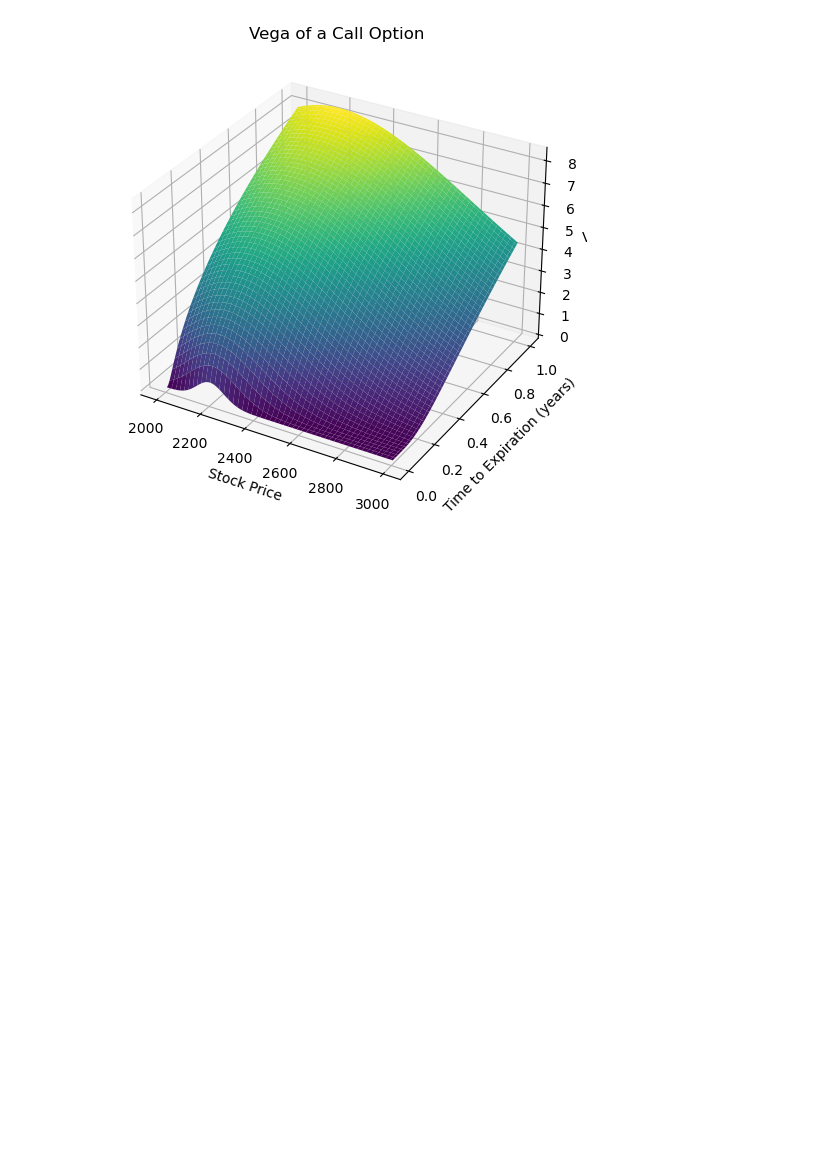
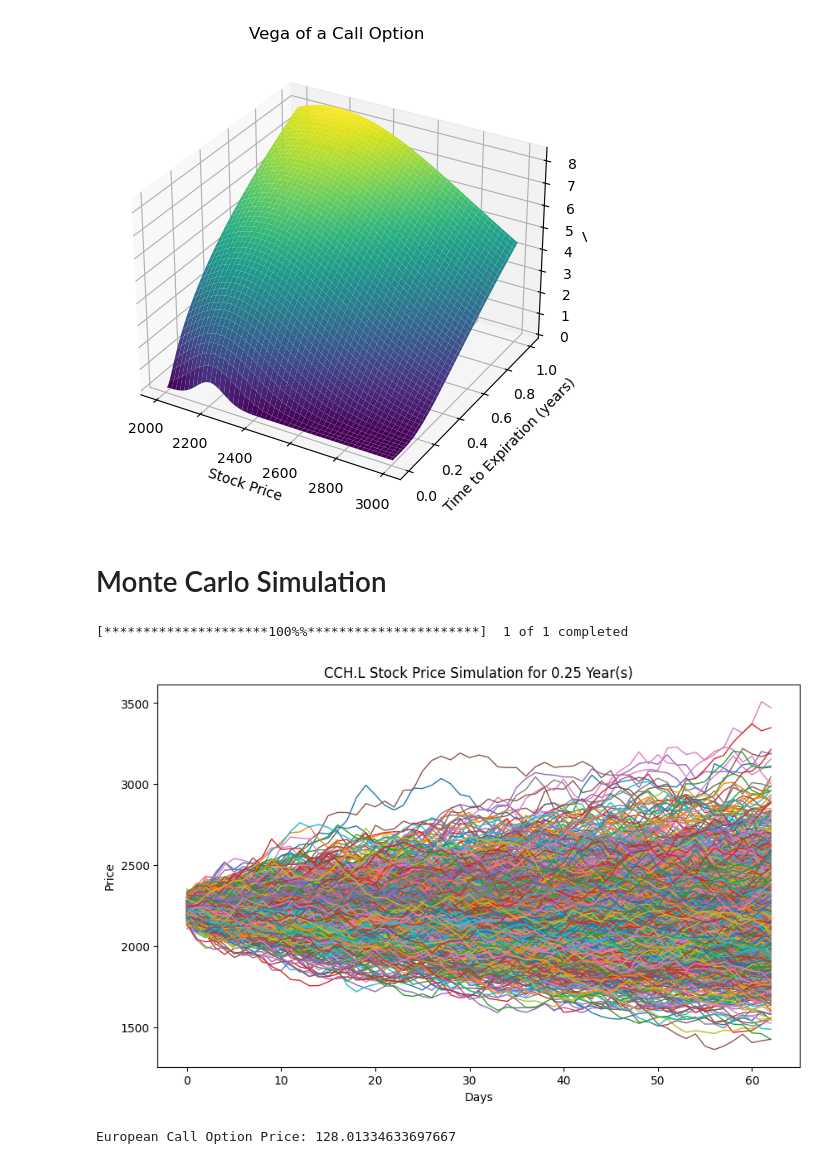
Before and after one commit to NuKa-CoLaa/CMF_Python, a Jupyter notebook: CMF_Assignment.ipynb, the cells around one changed output. Saved outputs shown, nothing was run; the diff lists cells and outputs as text; code cells hidden in the pictures; blank space fills up the shorter version.

```diff
--- a/CMF_Assignment.ipynb
+++ b/CMF_Assignment.ipynb
@@ -524,3 +512,61 @@ plt.show()
 # %% [output]
 [figure]
 [figure]
+# %% [markdown]
+# Monte Carlo Simulation
+# %%
+import numpy as np
+import yfinance as yf
+import matplotlib.pyplot as plt
+
+# Download historical data for Coca Cola HBC AG
+ticker = 'CCH.L'
+data = yf.download(ticker, period='2y')
+
+# Calculate the daily returns
+daily_returns = data['Close'].pct_change().dropna()
+
+# Get the mean and standard deviation of daily returns
+mean_daily_return = daily_returns.mean()
+std_dev_daily_return = daily_returns.std()
+
+# Set up the Monte Carlo parameters
+num_simulations = 1000
+time_to_expiration = 0.25  # Time to expiration in years
+num_days = int(time_to_expiration * 252)  # Convert time to expiration to trading days
+
+# Option parameters
+strike_price = 2200  # Example strike price
+risk_free_rate = 0.0417  # Example risk-free rate
+
+# Create an empty matrix to hold the simulation results
+simulation_results = np.zeros((num_simulations, num_days))
+
+# Run the simulations
+np.random.seed(0)  # For reproducibility
+for sim in range(num_simulations):
+    future_price = data['Close'][-1]
+    for day in range(num_days):
+        simulated_return = np.random.normal(mean_daily_return, std_dev_daily_return)
+        future_price *= (1 + simulated_return)
+        simulation_results[sim, day] = future_price
+
+# Plot the simulations
+plt.figure(figsize=(10, 6))
+plt.plot(simulation_results.T, linewidth=1)
+plt.title(f'{ticker} Stock Price Simulation for {time_to_expiration} Year(s)')
+plt.xlabel('Days')
+plt.ylabel('Price')
+plt.show()
+
+# Calculate the payoffs for a European call option
+payoffs = np.maximum(simulation_results[:, -1] - strike_price, 0)
+
+# Calculate the option price
+option_price = np.exp(-risk_free_rate * time_to_expiration) * np.mean(payoffs)
+
+print(f"European Call Option Price: {option_price}")
+# %% [output]
+[*********************100%%**********************]  1 of 1 completed
+[figure, added]
+European Call Option Price: 128.01334633697667
```
Also changed, not shown: parts of 16 cells of this notebook.
